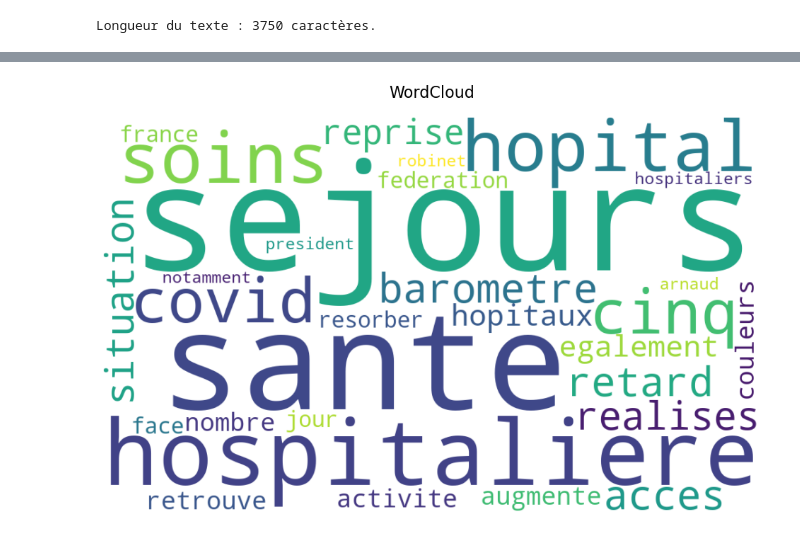
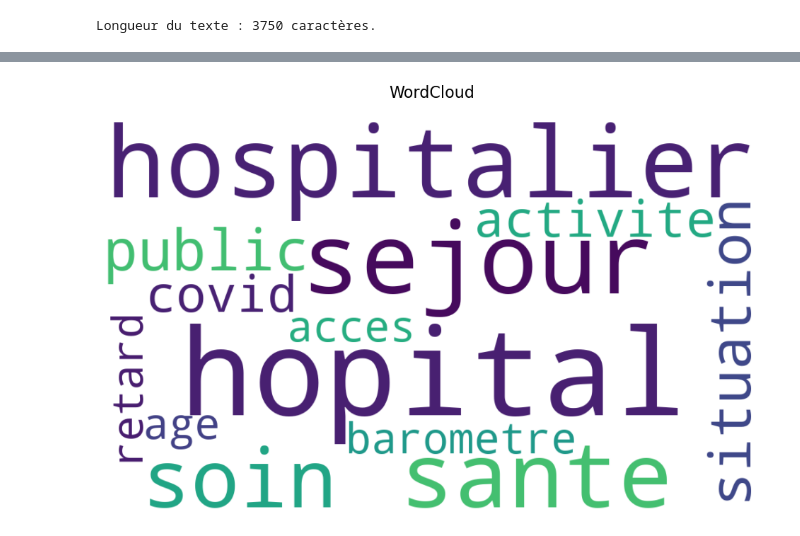
Before and after one commit to cmanell/data_management, a Jupyter notebook: wordcloud.ipynb, the cells around one changed output, grey strips where cells are left out. Cells and saved outputs as stored; diff of their text form; code cells hidden in the pictures.

```diff
--- a/wordcloud.ipynb
+++ b/wordcloud.ipynb
@@ -48,11 +80,11 @@ le nombre de sejours a l'hopital a augmente de 3,7 % en 2024, selon le barometre
 # %%
 # Suppression des nombres (car ils sont très présents et, si nous les avions remplacés par 'annee' (ou 'nombre'), ces mots seraient devenu les plus
 # fréquents du texte, apparaissant en très grand dans le WordCloud)
-text_no_numbers = re.sub(r'[0-9]+', '', text_no_accent)
+text_no_numbers = re.sub(r'[0-9]+', '', text_with_accents)
 
-# Suppression de la ponctuation et caractères spéciaux (ne garder que les lettres a-z)
-# Le motif [^a-z] signifie "tout ce qui n'est pas une lettre minuscule"
-text_clean_chars = re.sub(r'[^a-z\s]', ' ', text_no_numbers)
+# Suppression de la ponctuation et caractères spéciaux (ne garder que les lettres a-z) (SAUF les accents)
+# Le motif mis à jour autorise toutes les lettres minuscules (a-z) ET les accents français communs.
+text_clean_chars = re.sub(r'[^a-zàâéèêëïîôöùûüÿçœæ\s]', ' ', text_no_numbers)
 
 # Suppression des espaces multiples créés par les remplacements précédents
 text_clean = re.sub(r'\s+', ' ', text_clean_chars).strip()
@@ -126,0 +129,16 @@ Mot : 'acces'    (Apparitions : 3)
+# %%
+# Lemmatisation
+
+# Permet à spaCy de traiter la séquence (qui contient les accents)
+text_for_lemmatization = " ".join(tokens_filtered_for_lemmatization)
+
+# Traitement du texte avec spaCy
+doc_lemmatized = nlp(text_for_lemmatization)
+
+# Extraction du lemme pour chaque token
+tokens_lemmatized_raw = [token.lemma_ for token in doc_lemmatized]
+
+# Normalisation (retrait des accents) des lemmes pour le WordCloud
+tokens_lemmatized = [unidecode(word) for word in tokens_lemmatized_raw]
+
+print(f"Aperçu des 10 premiers lemmes : {tokens_lemmatized[:10]}")
@@ -126,0 +147,15 @@ Mot : 'acces'    (Apparitions : 3)
+# %%
+# Dictionnaire de fréquences
+freq = defaultdict(int)
+for word in tokens_lemmatized:
+    freq[word] += 1
+
+# Tri par fréquence décroissante pour afficher le Top 10
+sorted_freq = dict(sorted(freq.items(), key=lambda x: x[1], reverse=True))
+
+print("Top 10 des mots identifiées par Fréquence :")
+count = 0
+for k, v in sorted_freq.items():
+    print(f"Mots : '{k}' \t| Fréquence : {v}")
+    count += 1
+    if count == 10: break
@@ -127,20 +174,20 @@ Mot : 'acces'    (Apparitions : 3)
 # %%
-# Création de l'objet WordCloud
+# Création du WordCloud
 wordcloud = WordCloud(
     width=1000,
     height=600,
     background_color='white',
     colormap='viridis',
-    max_words=30,   # Limite à 30 mots
+    max_words=13,    # Limité à 13 mots
     min_font_size=10,
     random_state=42
 ).generate_from_frequencies(freq)
 
 # Affichage avec Matplotlib
 plt.figure(figsize=(12, 8))
 plt.imshow(wordcloud, interpolation='bilinear')
 plt.axis('off')
 plt.title("WordCloud", fontsize=16, pad=20)
 plt.show()
 # %% [output]
-[figure, old version]
+[figure, new version]
```
Also changed, not shown: parts of 17 cells of this notebook.
